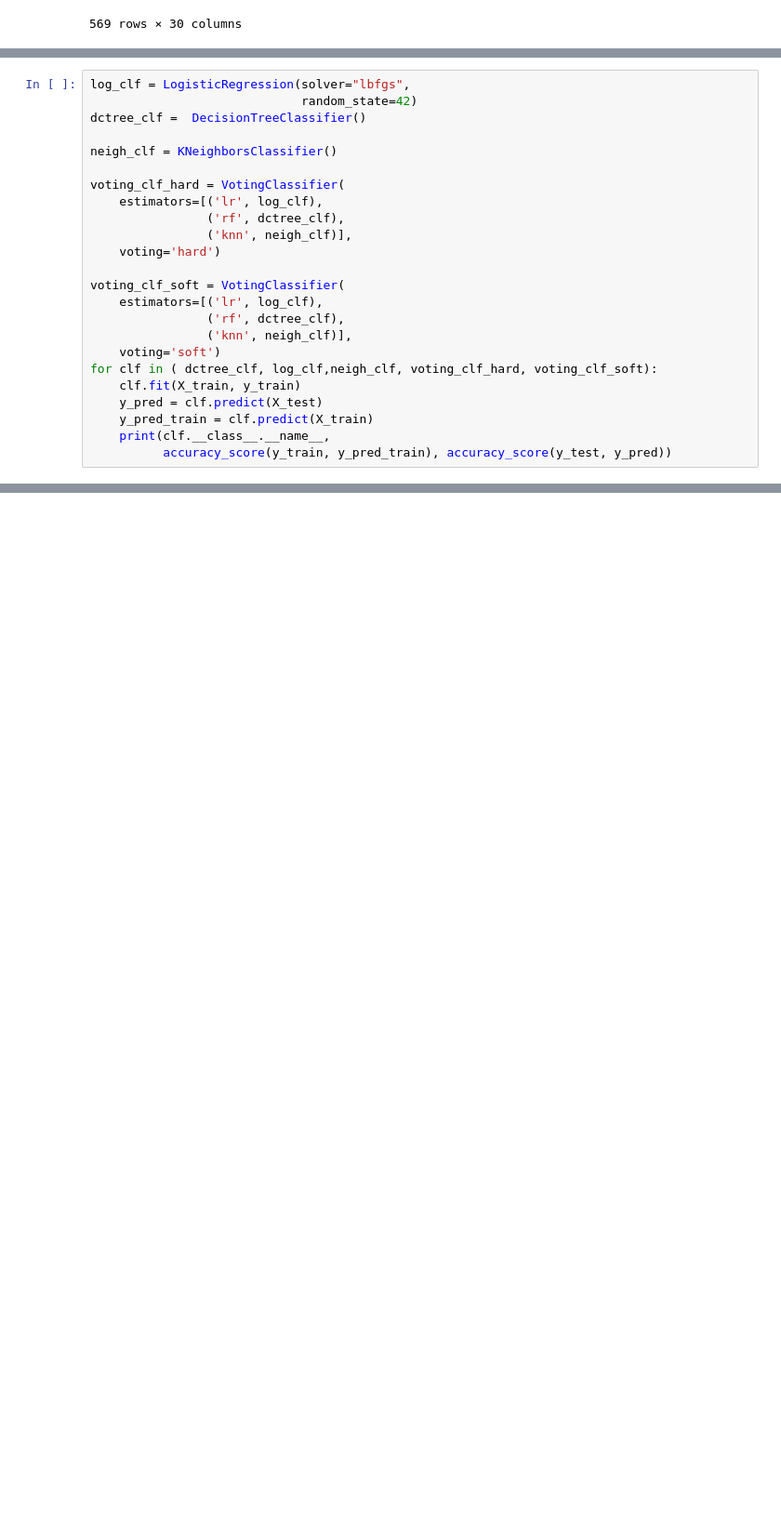
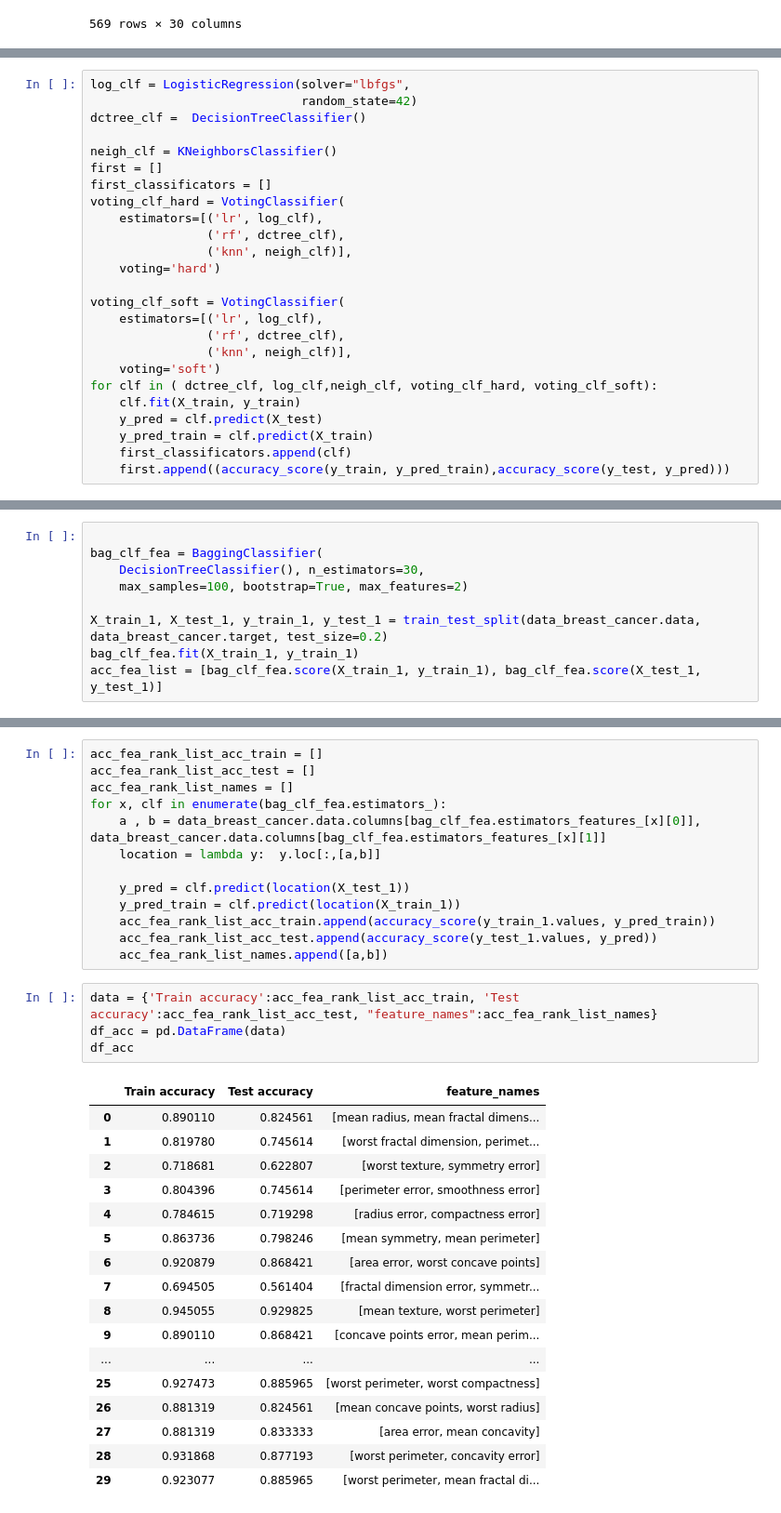
Before and after one commit to Tigerly1/ML, a Jupyter notebook: lab6.ipynb, the cells around one changed output, grey strips where cells are left out. Shown at 93% size. Cells and saved outputs as stored; diff of their text form; blank space fills up the shorter version.

```diff
--- a/lab6.ipynb
+++ b/lab6.ipynb
@@ -33,7 +34,8 @@ log_clf = LogisticRegression(solver="lbfgs",
 dctree_clf =  DecisionTreeClassifier()
 
 neigh_clf = KNeighborsClassifier()
-
+first = []
+first_classificators = []
 voting_clf_hard = VotingClassifier(
     estimators=[('lr', log_clf),
                 ('rf', dctree_clf),
@@ -49,5 +51,5 @@ for clf in ( dctree_clf, log_clf,neigh_clf, voting_clf_hard, voting_clf_soft):
     clf.fit(X_train, y_train)
     y_pred = clf.predict(X_test)
     y_pred_train = clf.predict(X_train)
-    print(clf.__class__.__name__,
-          accuracy_score(y_train, y_pred_train), accuracy_score(y_test, y_pred))
+    first_classificators.append(clf)
+    first.append((accuracy_score(y_train, y_pred_train),accuracy_score(y_test, y_pred)))
@@ -129,0 +112,9 @@ gbrt.score(X_test,y_test)
+# %%
+
+bag_clf_fea = BaggingClassifier(
+    DecisionTreeClassifier(), n_estimators=30,
+    max_samples=100, bootstrap=True, max_features=2)
+
+X_train_1, X_test_1, y_train_1, y_test_1 = train_test_split(data_breast_cancer.data, data_breast_cancer.target, test_size=0.2)
+bag_clf_fea.fit(X_train_1, y_train_1)
+acc_fea_list = [bag_clf_fea.score(X_train_1, y_train_1), bag_clf_fea.score(X_test_1, y_test_1)]
@@ -129,0 +124,35 @@ gbrt.score(X_test,y_test)
+# %%
+acc_fea_rank_list_acc_train = []
+acc_fea_rank_list_acc_test = []
+acc_fea_rank_list_names = []
+for x, clf in enumerate(bag_clf_fea.estimators_):
+    a , b = data_breast_cancer.data.columns[bag_clf_fea.estimators_features_[x][0]], data_breast_cancer.data.columns[bag_clf_fea.estimators_features_[x][1]]
+    location = lambda y:  y.loc[:,[a,b]]
+
+    y_pred = clf.predict(location(X_test_1))
+    y_pred_train = clf.predict(location(X_train_1))
+    acc_fea_rank_list_acc_train.append(accuracy_score(y_train_1.values, y_pred_train))
+    acc_fea_rank_list_acc_test.append(accuracy_score(y_test_1.values, y_pred))
+    acc_fea_rank_list_names.append([a,b])
+# %%
+data = {'Train accuracy':acc_fea_rank_list_acc_train, 'Test accuracy':acc_fea_rank_list_acc_test, "feature_names":acc_fea_rank_list_names}
+df_acc = pd.DataFrame(data)
+df_acc
+# %% [output]
+|  | Train accuracy | Test accuracy | feature_names |
+| 0 | 0.890110 | 0.824561 | [mean radius, mean fractal dimens... |
+| 1 | 0.819780 | 0.745614 | [worst fractal dimension, perimet... |
+| 2 | 0.718681 | 0.622807 | [worst texture, symmetry error] |
+| 3 | 0.804396 | 0.745614 | [perimeter error, smoothness error] |
+| 4 | 0.784615 | 0.719298 | [radius error, compactness error] |
+| 5 | 0.863736 | 0.798246 | [mean symmetry, mean perimeter] |
+| 6 | 0.920879 | 0.868421 | [area error, worst concave points] |
+| 7 | 0.694505 | 0.561404 | [fractal dimension error, symmetr... |
+| 8 | 0.945055 | 0.929825 | [mean texture, worst perimeter] |
+| 9 | 0.890110 | 0.868421 | [concave points error, mean perim... |
+| ... | ... | ... | ... |
+| 25 | 0.927473 | 0.885965 | [worst perimeter, worst compactness] |
+| 26 | 0.881319 | 0.824561 | [mean concave points, worst radius] |
+| 27 | 0.881319 | 0.833333 | [area error, mean concavity] |
+| 28 | 0.931868 | 0.877193 | [worst perimeter, concavity error] |
+| 29 | 0.923077 | 0.885965 | [worst perimeter, mean fractal di... |
```
Also changed, not shown: parts of 17 cells of this notebook, 1 other file.
